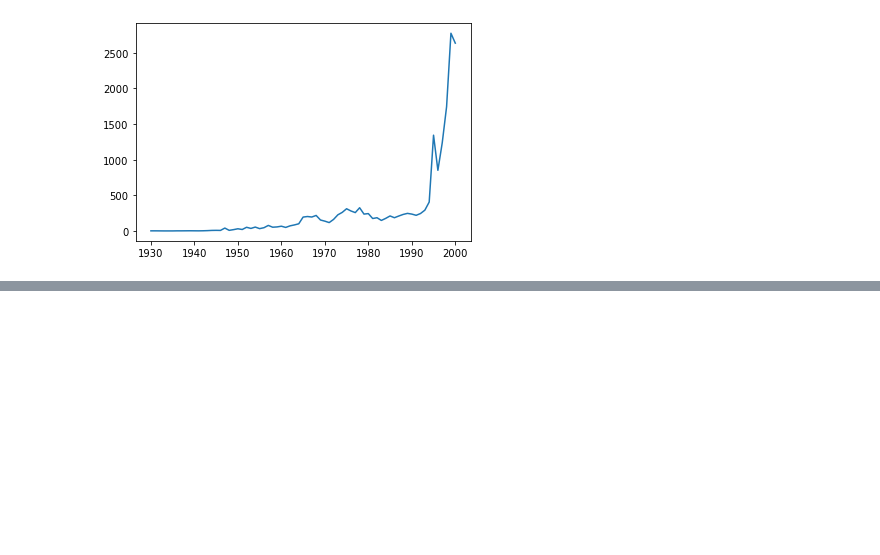
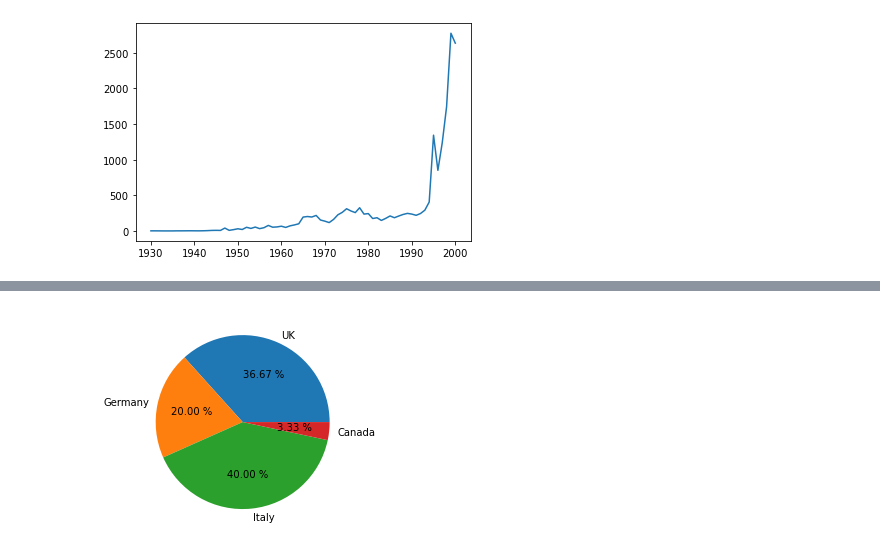
Before and after one commit to mcandar/python_lectures, a Jupyter notebook: chapter_7.ipynb, the cells around one changed output, grey strips where cells are left out. Cells and saved outputs as stored; diff of their text form; code cells hidden in the pictures; blank space fills up the shorter version.

```diff
--- a/chapter_7.ipynb
+++ b/chapter_7.ipynb
@@ -880,0 +932,8 @@ ufo.Year.value_counts().sort_index().plot()
+# %%
+labels=["UK","Germany","Italy","Canada"]
+
+plt.pie([high_price_UK,high_price_GE,high_price_IT,high_price_CA],labels=labels,autopct="%.2f %%")
+
+plt.show()
+# %% [output]
+[figure, added]
```
Also changed, not shown: parts of 88 cells of this notebook, 4 other files.
